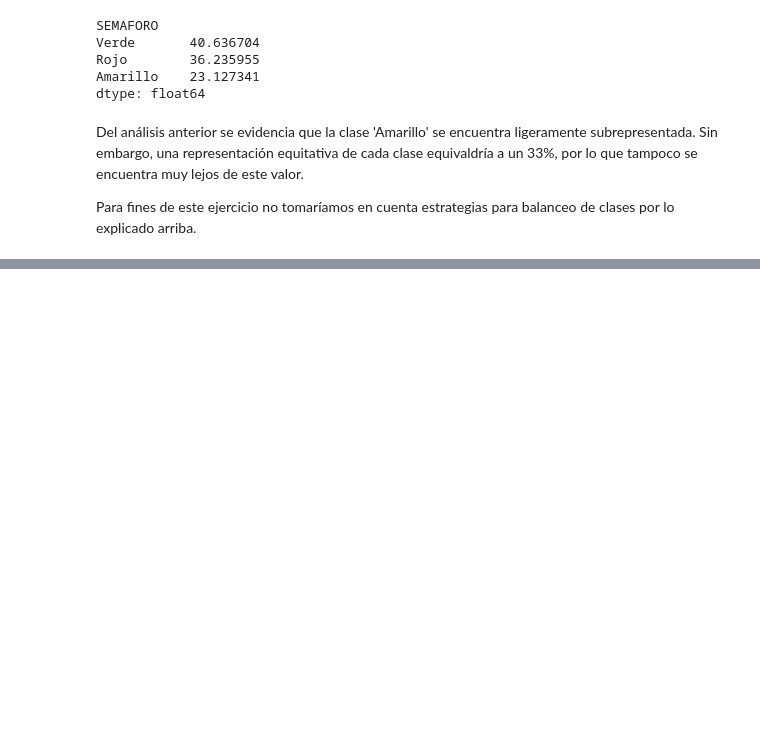
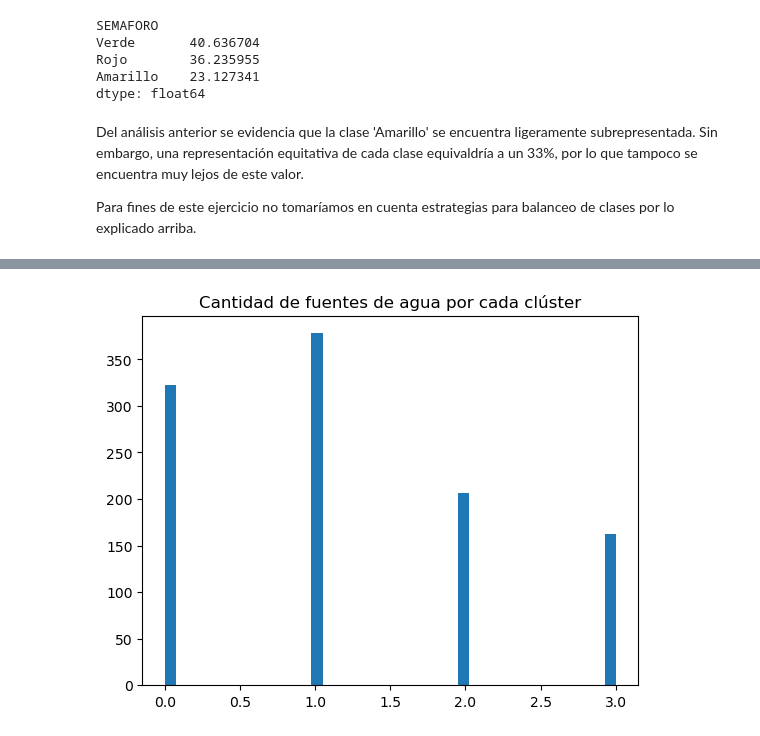
Before and after one commit to PosgradoMNA/actividades-del-projecto-equipo_102, a Jupyter notebook: Reto/aguas-subterraneas-rafael.ipynb, the cells around one changed output, grey strips where cells are left out. Drawn from its saved outputs; the diff is of its cells as text; code cells hidden in the pictures; blank space fills up the shorter version.

```diff
--- a/Reto/aguas-subterraneas-rafael.ipynb
+++ b/Reto/aguas-subterraneas-rafael.ipynb
@@ -457,7 +509,7 @@ class OutlierImputer(TransformerMixin, BaseEstimator):
         return self
 
     def transform(self, X, y = None):
-        cols = X.drop(['LONGITUD', 'LATITUD'], axis = 1).select_dtypes(include=float).columns
+        cols = self.min_max_values.keys() #X.drop(['LONGITUD', 'LATITUD'], axis = 1).select_dtypes(include=float).columns
         X_copy = X.copy()
 
         for col in cols:
@@ -469,7 +521,9 @@ class OutlierImputer(TransformerMixin, BaseEstimator):
             X_copy.loc[X[col] >= upper, col] = self.min_max_values[col]['max']
             X_copy.loc[X[col] <= lower, col] = self.min_max_values[col]['min']
 
-        return X_copy
+
+
+        return X_copy[cols]
 # %% [markdown]
 Ahora revisemos que el imputador funciona correctamente
 # %%
@@ -506,0 +737,8 @@ Para fines de este ejercicio no tomaríamos en cuenta estrategias para balanceo
+# %%
+df_describe = pd.DataFrame(labels)
+df_describe.describe()
+plt.hist(labels, bins=40)
+plt.title('Cantidad de fuentes de agua por cada clúster')
+plt.show()
+# %% [output]
+[figure, added]
```
Also changed, not shown: parts of 11 cells of this notebook.
